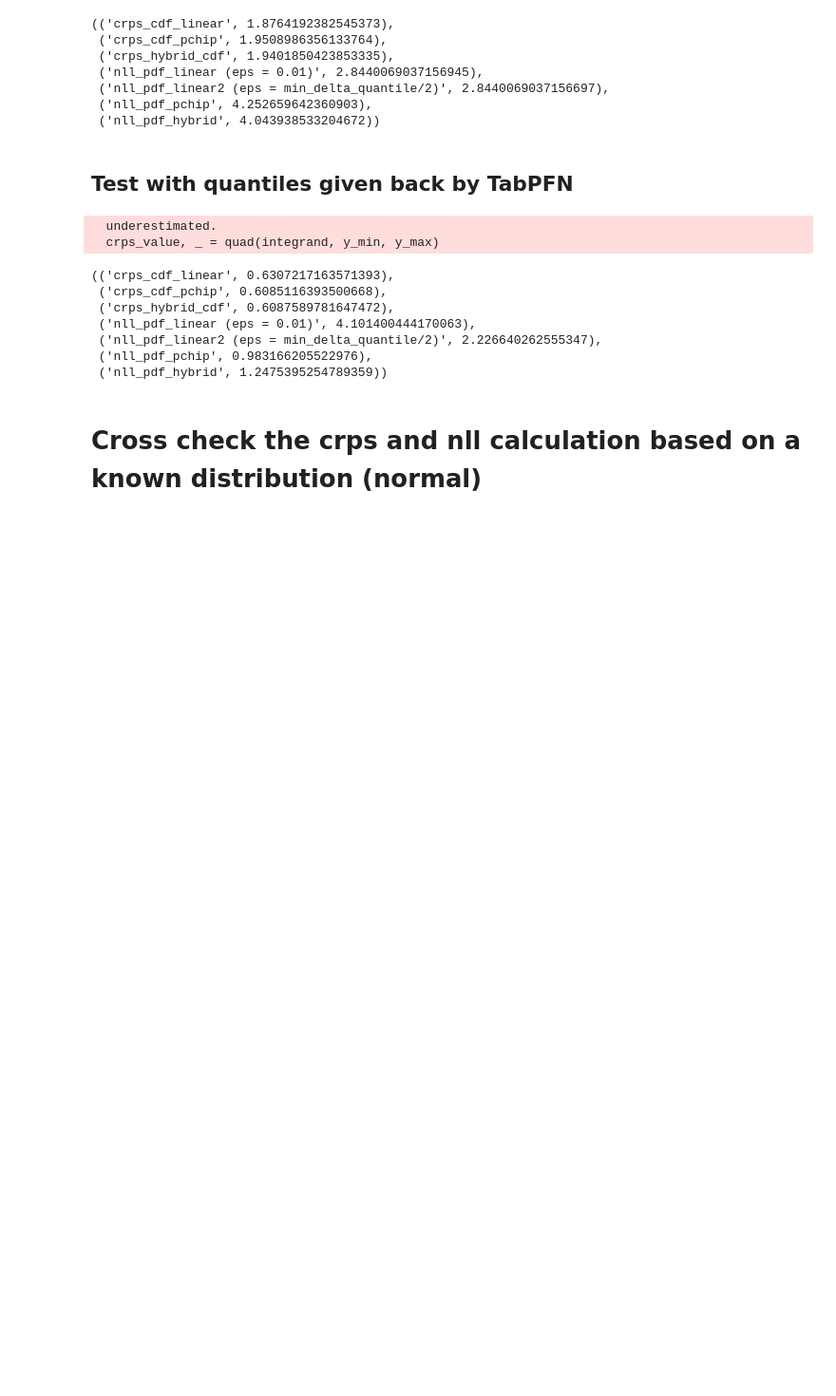
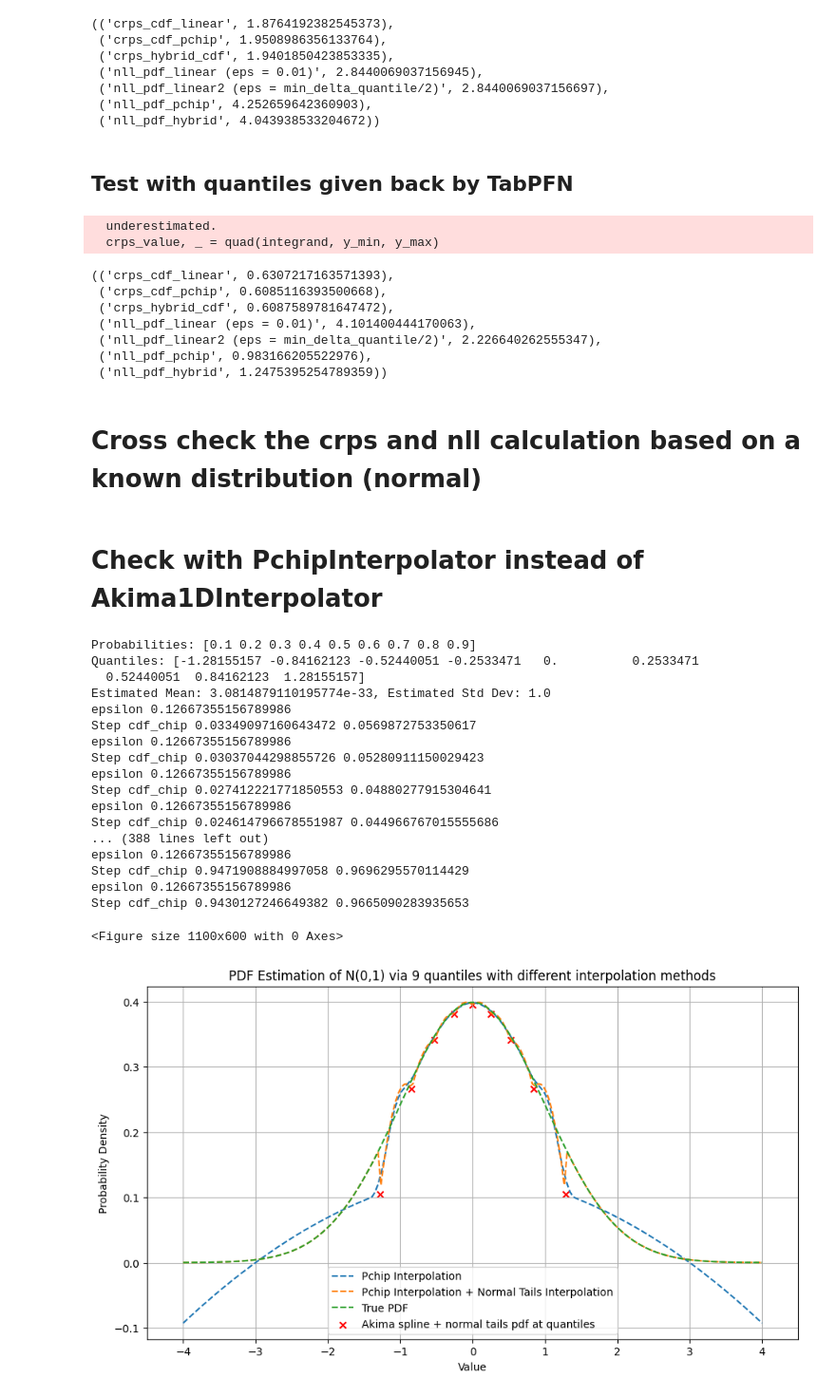
Before and after one commit to Manuel3567/master-thesis, a Jupyter notebook: notebooks/009_TabPFN_log_power_linear_interpolate_new_refactor.ipynb, the cells around one changed output. Shown at 95% size. Drawn from its saved outputs; the diff is of its cells as text; code cells hidden in the pictures; blank space fills up the shorter version.

```diff
--- a/notebooks/009_TabPFN_log_power_linear_interpolate_new_refactor.ipynb
+++ b/notebooks/009_TabPFN_log_power_linear_interpolate_new_refactor.ipynb
@@ -112,3 +112,32 @@ for y in y_values:
 results = pd.DataFrame(results_list)
 
 results.to_excel("../results/TabPFN/true_crps_nll_vs_interpolated.xlsx", index=False)
+# %% [markdown]
+# Check with PchipInterpolator instead of Akima1DInterpolator
+# %%
+probabilities = [0.1, 0.2, 0.3, 0.4, 0.5, 0.6, 0.7, 0.8, 0.9]
+quantiles = norm.ppf(probabilities)
+y_min = -3
+y_max = 3
+
+plot_cdf_pdf_dynamic(quantiles, probabilities, y_min, y_max, log_scale=False, case=3)
+# %% [output]
+Probabilities: [0.1 0.2 0.3 0.4 0.5 0.6 0.7 0.8 0.9]
+Quantiles: [-1.28155157 -0.84162123 -0.52440051 -0.2533471   0.          0.2533471
+  0.52440051  0.84162123  1.28155157]
+Estimated Mean: 3.0814879110195774e-33, Estimated Std Dev: 1.0
+epsilon 0.12667355156789986
+Step cdf_chip 0.03349097160643472 0.0569872753350617
+epsilon 0.12667355156789986
+Step cdf_chip 0.03037044298855726 0.05280911150029423
+epsilon 0.12667355156789986
+Step cdf_chip 0.027412221771850553 0.04880277915304641
+epsilon 0.12667355156789986
+Step cdf_chip 0.024614796678551987 0.044966767015555686
+... (388 lines left out)
+epsilon 0.12667355156789986
+Step cdf_chip 0.9471908884997058 0.9696295570114429
+epsilon 0.12667355156789986
+Step cdf_chip 0.9430127246649382 0.9665090283935653
+<Figure size 1100x600 with 0 Axes>
+[figure, added]
```
Also changed, not shown: 7 other files.
